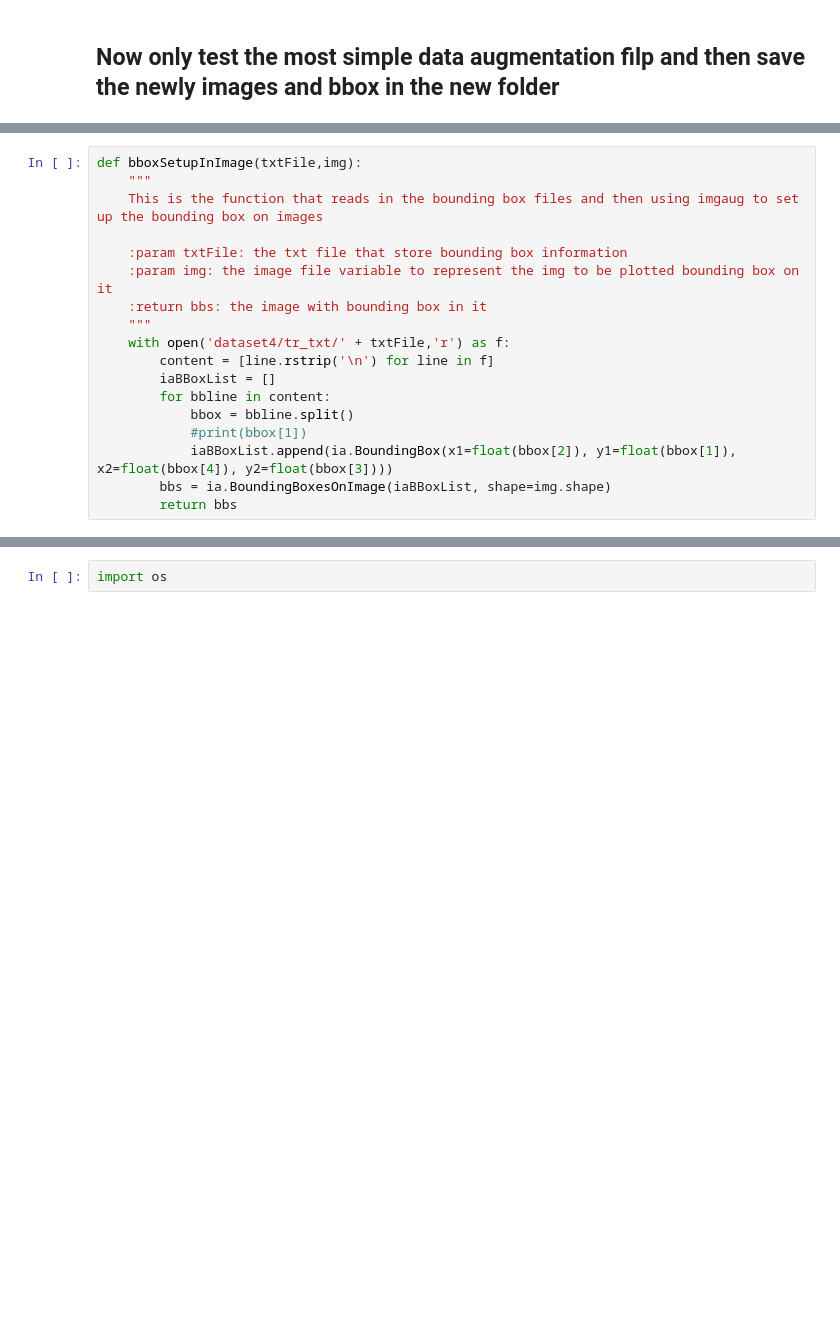
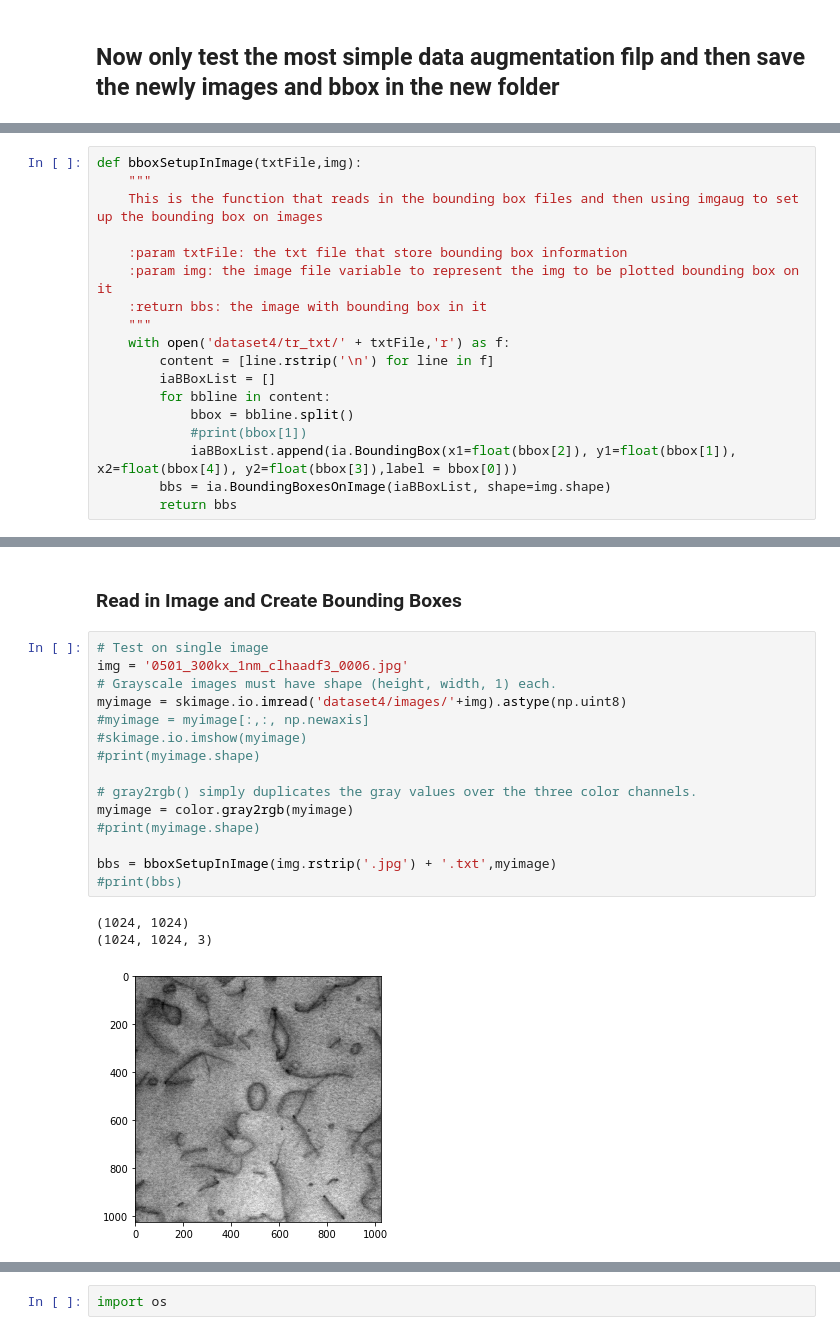
Before and after one commit to iphyer/imgaugForDefects, a Jupyter notebook: imgaug.ipynb, the cells around one changed output, grey strips where cells are left out. Saved outputs shown, nothing was run; the diff lists cells and outputs as text; blank space fills up the shorter version.

Commit message:
v1.0 First Test Pass, Next to do more operations and group them properly

```diff
--- a/imgaug.ipynb
+++ b/imgaug.ipynb
@@ -50,6 +48,6 @@ def bboxSetupInImage(txtFile,img):
         for bbline in content:
             bbox = bbline.split()
             #print(bbox[1])
-            iaBBoxList.append(ia.BoundingBox(x1=float(bbox[2]), y1=float(bbox[1]), x2=float(bbox[4]), y2=float(bbox[3])))
+            iaBBoxList.append(ia.BoundingBox(x1=float(bbox[2]), y1=float(bbox[1]), x2=float(bbox[4]), y2=float(bbox[3]),label = bbox[0]))
         bbs = ia.BoundingBoxesOnImage(iaBBoxList, shape=img.shape)
         return bbs
@@ -114,0 +54,21 @@ BB 1: (150.0000, 80.0000, 200.0000, 130.0000) -> (180.7291, 159.5718, 210.1272,
+# %% [markdown]
+### Read in Image and Create Bounding Boxes
+# %%
+# Test on single image
+img = '0501_300kx_1nm_clhaadf3_0006.jpg'
+# Grayscale images must have shape (height, width, 1) each.
+myimage = skimage.io.imread('dataset4/images/'+img).astype(np.uint8)
+#myimage = myimage[:,:, np.newaxis]
+#skimage.io.imshow(myimage)
+#print(myimage.shape)
+
+# gray2rgb() simply duplicates the gray values over the three color channels.
+myimage = color.gray2rgb(myimage)
+#print(myimage.shape)
+
+bbs = bboxSetupInImage(img.rstrip('.jpg') + '.txt',myimage)
+#print(bbs)
+# %% [output]
+(1024, 1024)
+(1024, 1024, 3)
+[figure, added]
```
Also changed, not shown: parts of 11 cells of this notebook.
